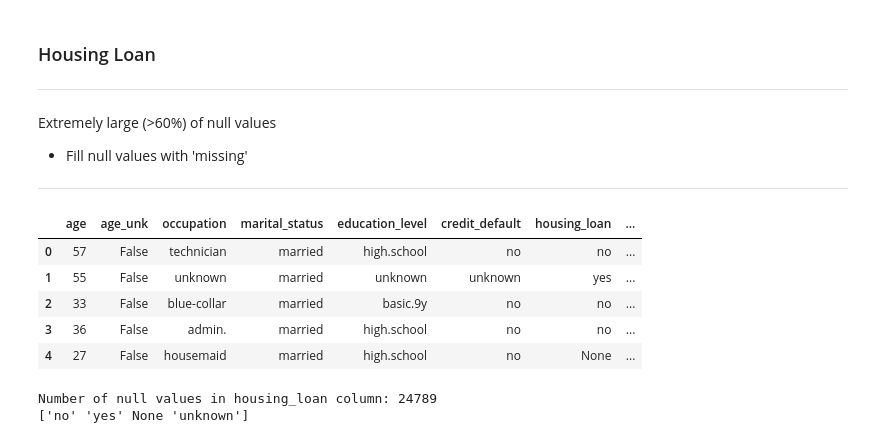
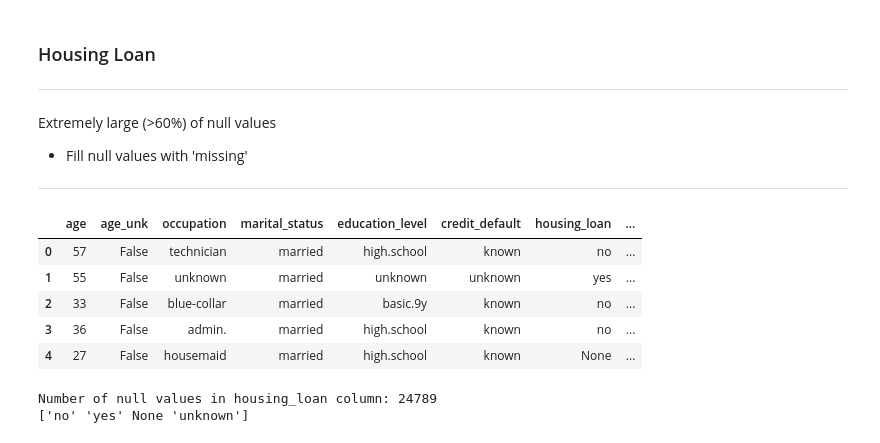
Before and after one commit to mysticshirou/EGT309-TeamJunHoe, a Jupyter notebook: eda.ipynb, the cells around one changed output. Saved outputs shown, nothing was run; the diff lists cells and outputs as text; code cells hidden in the pictures.

```diff
--- a/eda.ipynb
+++ b/eda.ipynb
@@ -772,15 +772,15 @@ Extremely large (>60%) of null values
 
 ---
 # %%
-df_housing = df_pdays.copy()
+df_housing = df_credit.copy()
 df_housing.head()
 # %% [output]
 |  | age | age_unk | occupation | marital_status | education_level | credit_default | housing_loan | ... |
-| 0 | 57 | False | technician | married | high.school | no | no | ... |
+| 0 | 57 | False | technician | married | high.school | known | no | ... |
 | 1 | 55 | False | unknown | married | unknown | unknown | yes | ... |
-| 2 | 33 | False | blue-collar | married | basic.9y | no | no | ... |
-| 3 | 36 | False | admin. | married | high.school | no | no | ... |
-| 4 | 27 | False | housemaid | married | high.school | no | None | ... |
+| 2 | 33 | False | blue-collar | married | basic.9y | known | no | ... |
+| 3 | 36 | False | admin. | married | high.school | known | no | ... |
+| 4 | 27 | False | housemaid | married | high.school | known | None | ... |
 # %%
 print(f"Number of null values in housing_loan column: {df_housing.housing_loan.isna().sum()}")
 print(df_housing.housing_loan.unique())
```
Also changed, not shown: parts of 26 cells of this notebook.
